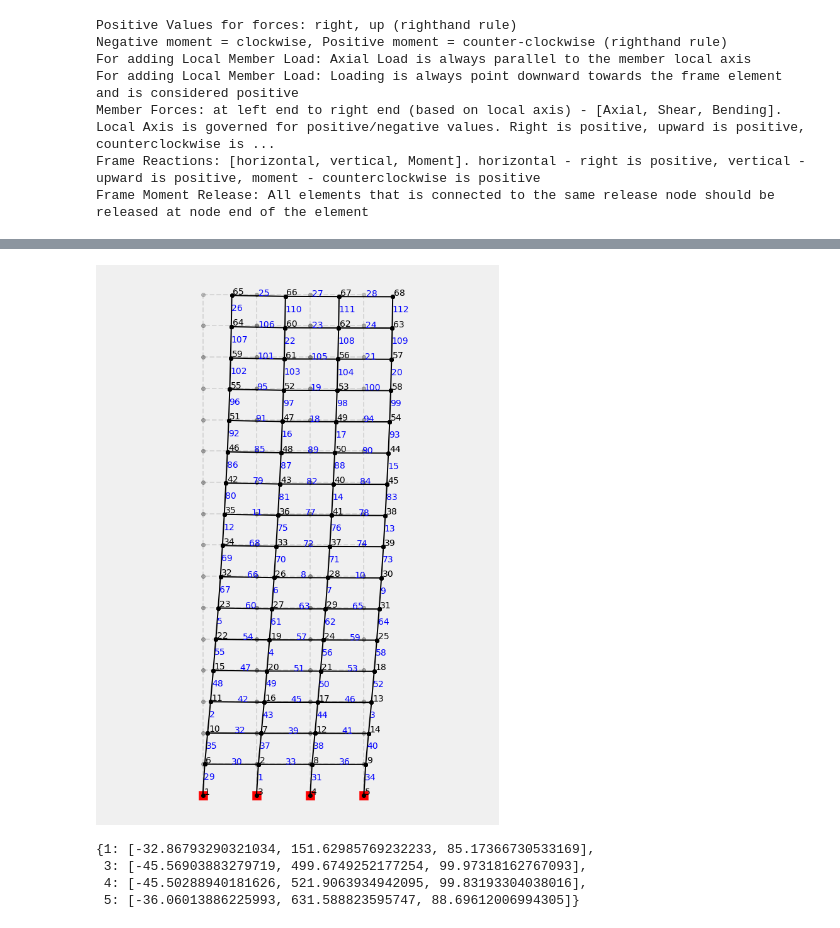
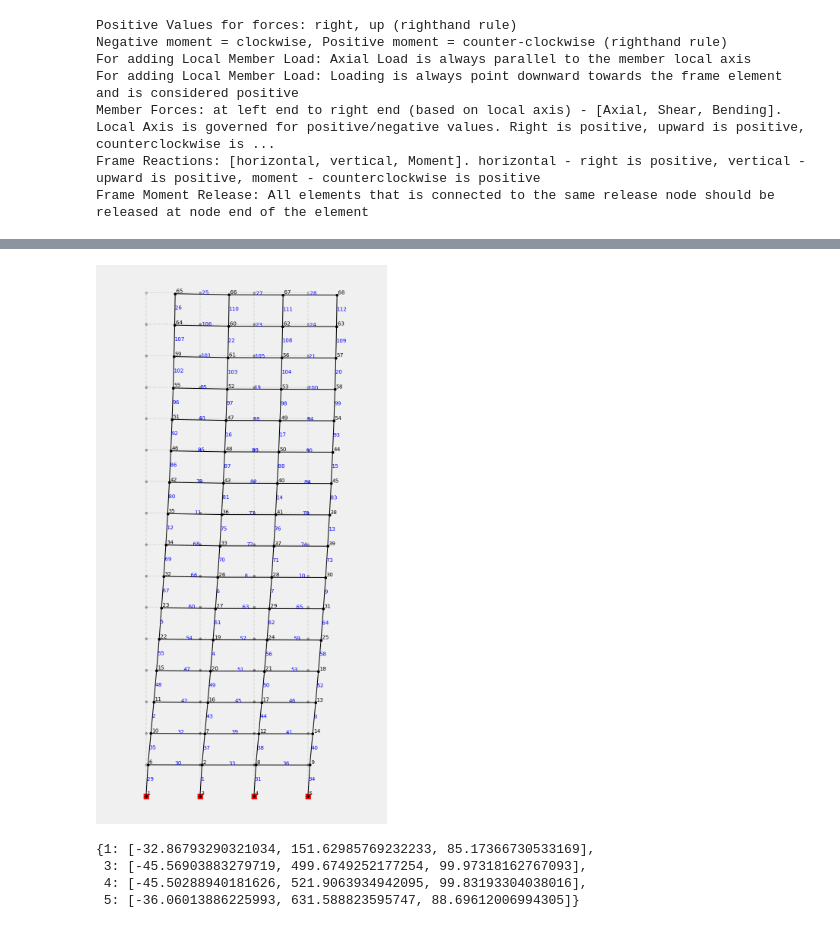
Before and after one commit to mjamezquidilla/pysead, a Jupyter notebook: Examples/Blender_Frame2D/Blender Frame2D Example.ipynb, the cells around one changed output, grey strips where cells are left out. Saved outputs shown, nothing was run; the diff lists cells and outputs as text; code cells hidden in the pictures.

```diff
--- a/Examples/Blender_Frame2D/Blender Frame2D Example.ipynb
+++ b/Examples/Blender_Frame2D/Blender Frame2D Example.ipynb
@@ -81,9 +81,9 @@ Frame.Draw_Frame_Setup(figure_size=[8,15], arrow_line_width=1, length_of_arrow=3
 # %%
 Frame.Solve()
 # %%
-Frame.Draw_Frame_Displacements(figure_size=[10,15], magnification_factor=50)
+Frame.Draw_Frame_Displacements(figure_size=[12,25], magnification_factor=50)
 # %% [output]
-[figure, old version]
+[figure, new version]
 # %%
 Frame.reactions_
 # %% [output]
```
Also changed, not shown: parts of 1 cell of this notebook.
